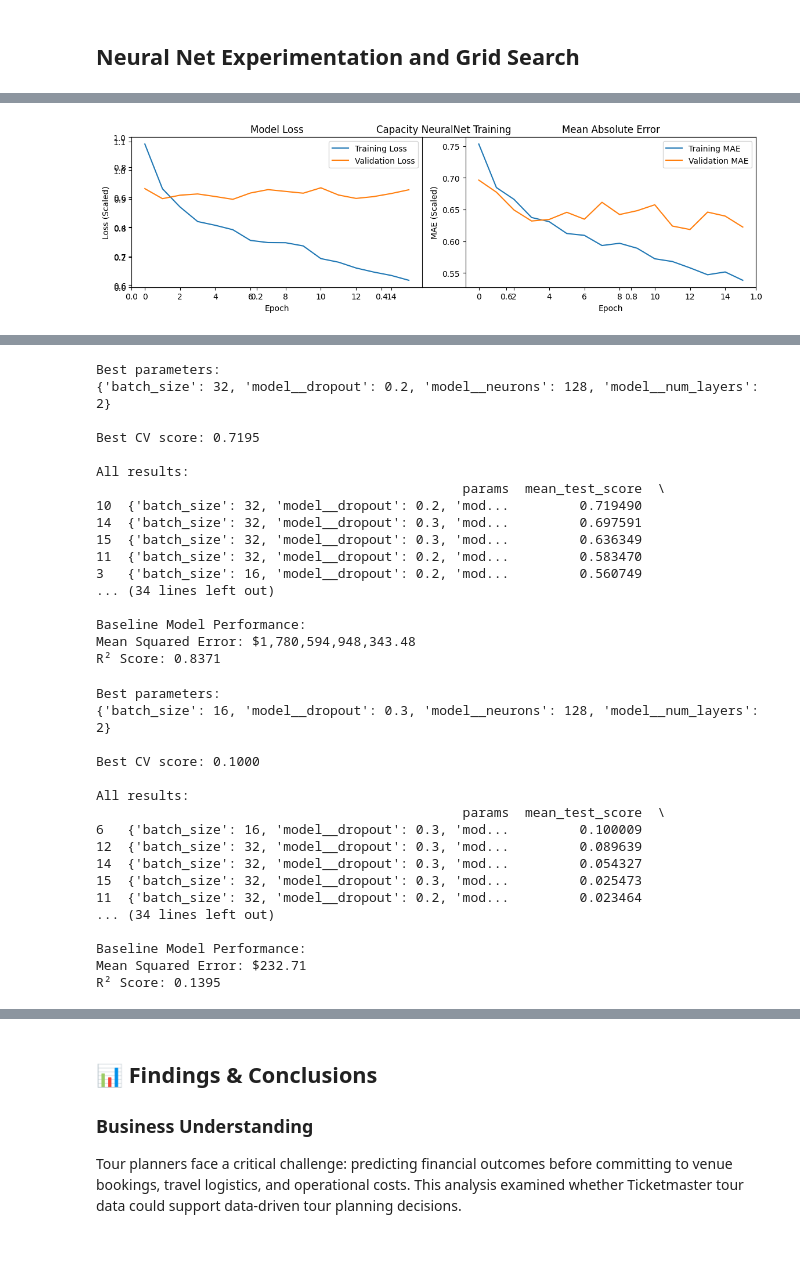
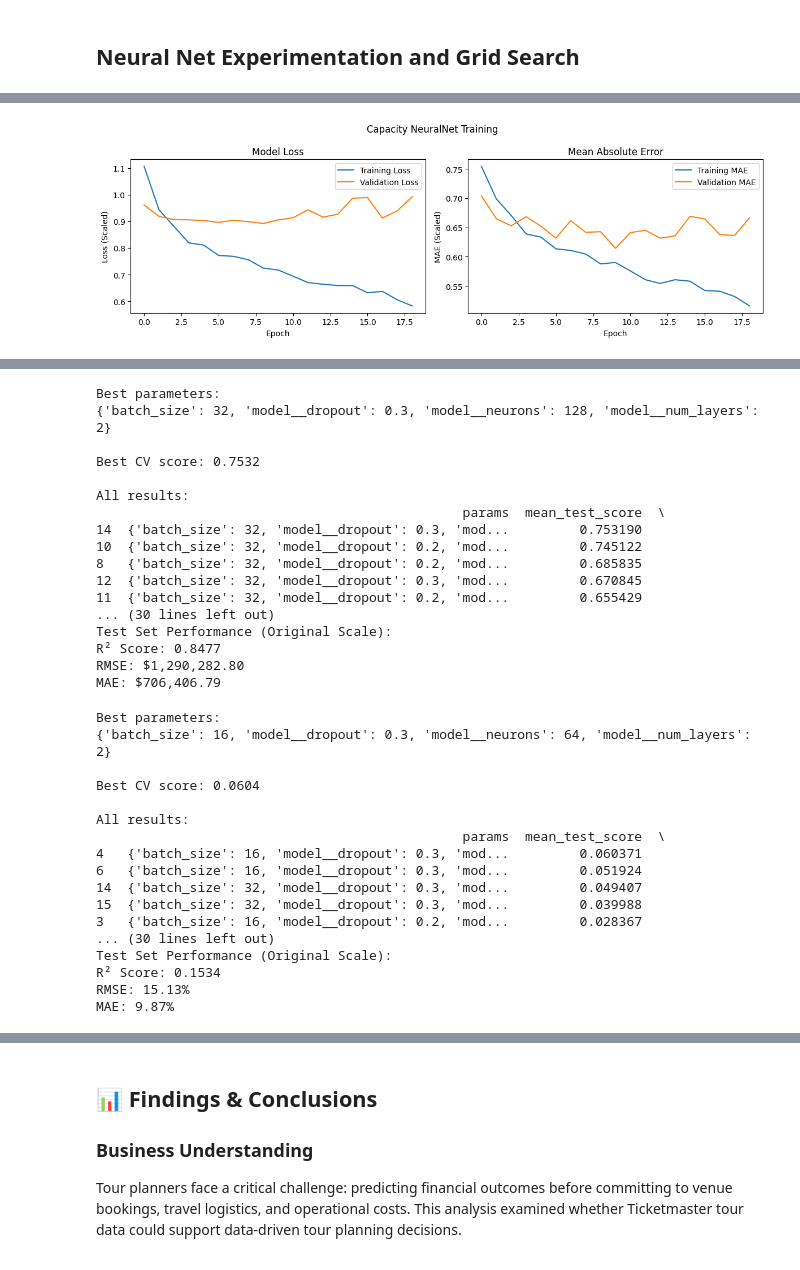
Before and after one commit to cheeseinvert/tour-data-capstone, a Jupyter notebook: prompt_V.ipynb, the cells around one changed output, grey strips where cells are left out. Cells and saved outputs as stored; diff of their text form; code cells hidden in the pictures.

```diff
--- a/prompt_V.ipynb
+++ b/prompt_V.ipynb
@@ -1753,14 +1753,14 @@ y_pred = y_scaler.inverse_transform(y_pred_scaled.reshape(-1, 1)).ravel()
 # Evaluate on ORIGINAL scale
 print(f"\nTest Set Performance (Original Scale):")
 print(f"R² Score: {r2_score(y_test, y_pred):.4f}")
-print(f"RMSE: ${np.sqrt(mean_squared_error(y_test, y_pred)):,.2f}")
-print(f"MAE: ${mean_absolute_error(y_test, y_pred):,.2f}")
+print(f"RMSE: {np.sqrt(mean_squared_error(y_test, y_pred)):,.2f}%")
+print(f"MAE: {mean_absolute_error(y_test, y_pred):,.2f}%")
 
 # Plot training history
 import matplotlib.pyplot as plt
 
 plt.figure(figsize=(12, 4))
-plt.title('Capacity NeuralNet Training')
+plt.suptitle('Capacity NeuralNet Training')
 plt.subplot(1, 2, 1)
 plt.plot(history.history['loss'], label='Training Loss')
 plt.plot(history.history['val_loss'], label='Validation Loss')
@@ -1776,8 +1776,9 @@ plt.xlabel('Epoch')
 plt.ylabel('MAE (Scaled)')
 plt.legend()
 plt.title('Mean Absolute Error')
+plt.tight_layout()
 plt.savefig(image_path + 'capacity_neuralnet_training.png', dpi=300, bbox_inches='tight')
-plt.tight_layout()
+
 
 plt.show()
 # %% [output]
@@ -1801,4 +1802,4 @@ MAE: $10.30
-[figure, old version]
+[figure, new version]
 # %%
 !pip install scikeras
 # %% [output]
@@ -1926,31 +1927,24 @@ print(f"\nTest Set Performance (Original Scale):")
 print(f"R² Score: {r2_score(y_test, y_pred):.4f}")
 print(f"RMSE: ${mean_squared_error(y_test, y_pred)**0.5:,.2f}")
 print(f"MAE: ${mean_absolute_error(y_test, y_pred):,.2f}")
-
-# Baseline MSE and R²
-baseline_mse = mean_squared_error(y_test, y_pred)
-baseline_r2 = r2_score(y_test, y_pred)
-print(f"\nBaseline Model Performance:")
-print(f"Mean Squared Error: ${baseline_mse:,.2f}")
-print(f"R² Score: {baseline_r2:.4f}")
 # %% [output]
 Best parameters:
-{'batch_size': 32, 'model__dropout': 0.2, 'model__neurons': 128, 'model__num_layers': 2}
+{'batch_size': 32, 'model__dropout': 0.3, 'model__neurons': 128, 'model__num_layers': 2}
 
-Best CV score: 0.7195
+Best CV score: 0.7532
 
 All results:
                                                params  mean_test_score  \
-10  {'batch_size': 32, 'model__dropout': 0.2, 'mod...         0.719490
-14  {'batch_size': 32, 'model__dropout': 0.3, 'mod...         0.697591
-15  {'batch_size': 32, 'model__dropout': 0.3, 'mod...         0.636349
-11  {'batch_size': 32, 'model__dropout': 0.2, 'mod...         0.583470
-3   {'batch_size': 16, 'model__dropout': 0.2, 'mod...         0.560749
-... (34 lines left out)
-
-Baseline Model Performance:
-Mean Squared Error: $1,780,594,948,343.48
-R² Score: 0.8371
+14  {'batch_size': 32, 'model__dropout': 0.3, 'mod...         0.753190
+10  {'batch_size': 32, 'model__dropout': 0.2, 'mod...         0.745122
+8   {'batch_size': 32, 'model__dropout': 0.2, 'mod...         0.685835
+12  {'batch_size': 32, 'model__dropout': 0.3, 'mod...         0.670845
+11  {'batch_size': 32, 'model__dropout': 0.2, 'mod...         0.655429
+... (30 lines left out)
+Test Set Performance (Original Scale):
+R² Score: 0.8477
+RMSE: $1,290,282.80
+MAE: $706,406.79
 # %%
 # ============================================================================
 # MODEL 2: CAPACITY UTILIZATION PREDICTION
@@ -2036,33 +2030,26 @@ y_pred = y_scaler.inverse_transform(y_pred_scaled.reshape(-1, 1)).ravel()
 # Evaluate on ORIGINAL scale
 print(f"\nTest Set Performance (Original Scale):")
 print(f"R² Score: {r2_score(y_test, y_pred):.4f}")
-print(f"RMSE: ${mean_squared_error(y_test, y_pred)**0.5:,.2f}")
-print(f"MAE: ${mean_absolute_error(y_test, y_pred):,.2f}")
-
-# Baseline MSE and R²
-baseline_mse = mean_squared_error(y_test, y_pred)
-baseline_r2 = r2_score(y_test, y_pred)
-print(f"\nBaseline Model Performance:")
-print(f"Mean Squared Error: ${baseline_mse:,.2f}")
-print(f"R² Score: {baseline_r2:.4f}")
+print(f"RMSE: {mean_squared_error(y_test, y_pred)**0.5:,.2f}%")
+print(f"MAE: {mean_absolute_error(y_test, y_pred):,.2f}%")
 # %% [output]
 Best parameters:
-{'batch_size': 16, 'model__dropout': 0.3, 'model__neurons': 128, 'model__num_layers': 2}
+{'batch_size': 16, 'model__dropout': 0.3, 'model__neurons': 64, 'model__num_layers': 2}
 
-Best CV score: 0.1000
+Best CV score: 0.0604
 
 All results:
                                                params  mean_test_score  \
-6   {'batch_size': 16, 'model__dropout': 0.3, 'mod...         0.100009
-12  {'batch_size': 32, 'model__dropout': 0.3, 'mod...         0.089639
-14  {'batch_size': 32, 'model__dropout': 0.3, 'mod...         0.054327
-15  {'batch_size': 32, 'model__dropout': 0.3, 'mod...         0.025473
-11  {'batch_size': 32, 'model__dropout': 0.2, 'mod...         0.023464
-... (34 lines left out)
-
-Baseline Model Performance:
-Mean Squared Error: $232.71
-R² Score: 0.1395
+4   {'batch_size': 16, 'model__dropout': 0.3, 'mod...         0.060371
+6   {'batch_size': 16, 'model__dropout': 0.3, 'mod...         0.051924
+14  {'batch_size': 32, 'model__dropout': 0.3, 'mod...         0.049407
+15  {'batch_size': 32, 'model__dropout': 0.3, 'mod...         0.039988
+3   {'batch_size': 16, 'model__dropout': 0.2, 'mod...         0.028367
+... (30 lines left out)
+Test Set Performance (Original Scale):
+R² Score: 0.1534
+RMSE: 15.13%
+MAE: 9.87%
 # %%
 import matplotlib.pyplot as plt
 import numpy as np
```
Also changed, not shown: parts of 9 cells of this notebook, 4 other files.
